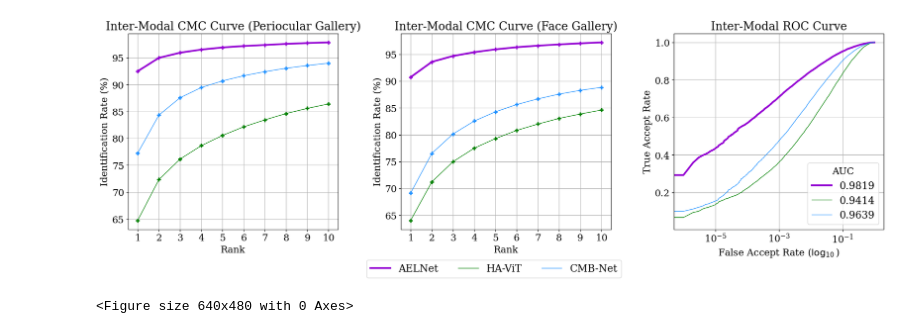
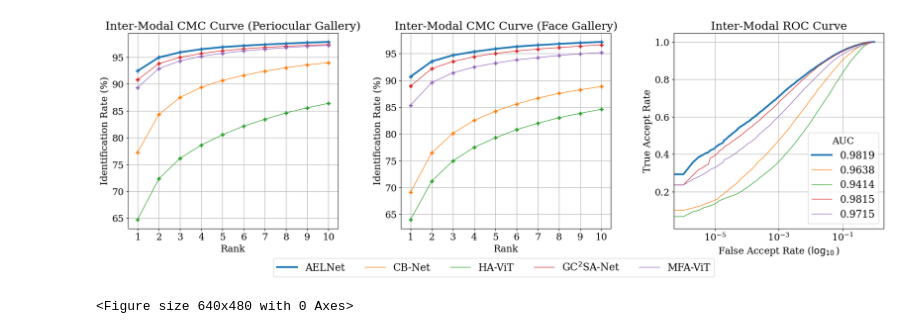
Before and after one commit to tiongsikng/ael_net, a Jupyter notebook: eval/plot_cmc_roc_sota.ipynb, the cells around one changed output. Saved outputs shown, nothing was run; the diff lists cells and outputs as text; code cells hidden in the pictures.

```diff
--- a/eval/plot_cmc_roc_sota.ipynb
+++ b/eval/plot_cmc_roc_sota.ipynb
@@ -62,18 +86,25 @@ cb_net_cm_auc_dict = torch.load('../data/roc/cb_net/cm/cm_auc_dict.pt')
 # %%
-cm_avg, ha_vit_cm_avg, cb_net_cm_avg = [], [], []
+cm_avg, cb_net_cm_avg, ha_vit_cm_avg, gc2sa_net_cm_avg, mfa_vit_cm_avg = [], [], [], [], []
 
 for ds_ in cm_auc_dict:
     cm_avg.append(cm_auc_dict[ds_])
+    cb_net_cm_avg.append(cb_net_cm_auc_dict[ds_])
     ha_vit_cm_avg.append(ha_vit_cm_auc_dict[ds_])
-    cb_net_cm_avg.append(cb_net_cm_auc_dict[ds_])
+    gc2sa_net_cm_avg.append(gc2sa_net_cm_auc_dict[ds_])
+    mfa_vit_cm_avg.append(mfa_vit_cm_auc_dict[ds_])
 
 cm_avg = np.mean(np.array(cm_avg), 0)
+cb_net_cm_avg = np.mean(np.array(cb_net_cm_avg), 0)
 ha_vit_cm_avg = np.mean(np.array(ha_vit_cm_avg), 0)
-cb_net_cm_avg = np.mean(np.array(cb_net_cm_avg), 0)
+gc2sa_net_cm_avg = np.mean(np.array(gc2sa_net_cm_avg), 0)
+mfa_vit_cm_avg = np.mean(np.array(mfa_vit_cm_avg), 0)
+
 
 range_, cm_tpr = get_avg(cm_fpr_dict, cm_tpr_dict)
+range_, cb_net_cm_tpr = get_avg(cb_net_cm_fpr_dict, cb_net_cm_tpr_dict)
 range_, ha_vit_cm_tpr = get_avg(ha_vit_cm_fpr_dict, ha_vit_cm_tpr_dict)
-range_, cb_net_cm_tpr = get_avg(cb_net_cm_fpr_dict, cb_net_cm_tpr_dict)
+range_, gc2sa_net_cm_tpr = get_avg(gc2sa_net_cm_fpr_dict, gc2sa_net_cm_tpr_dict)
+range_, mfa_vit_cm_tpr = get_avg(mfa_vit_cm_fpr_dict, mfa_vit_cm_tpr_dict)
 # %%
 plt.rcParams['font.family'] = 'serif'
 plt.rcParams['font.serif'] = ['Times New Roman'] + plt.rcParams['font.serif']
@@ -90,44 +121,50 @@ axs[0].set_xticks(ticks)
 axs[0].set_title('Inter-Modal CMC Curve (Periocular Gallery)')
 axs[0].set_ylabel('Identification Rate (%)', loc='center')
 axs[0].set_xlabel('Rank')
-peri_cm_cmc = axs[0].plot(rng, 100 * cm_avg_dict_p['avg'], marker = 'P', color = 'darkviolet', linewidth=3)
-ha_vit_peri_cm_cmc = axs[0].plot(rng, 100 * ha_vit_cm_avg_dict_p['avg'], marker = 'P', color = 'green', linewidth=1)
-icpr_peri_cm_cmc = axs[0].plot(rng, 100 * cb_net_cm_avg_dict_p['avg'], marker = 'P', color = 'dodgerblue', linewidth=1)
+peri_cm_cmc = axs[0].plot(rng, 100 * cm_avg_dict_p['avg'], marker = 'P', linewidth=3)
+cb_net_peri_cm_cmc = axs[0].plot(rng, 100 * cb_net_cm_avg_dict_p['avg'], marker = 'P', linewidth=1)
+ha_vit_peri_cm_cmc = axs[0].plot(rng, 100 * ha_vit_cm_avg_dict_p['avg'], marker = 'P', linewidth=1)
+gc2sa_net_peri_cm_cmc = axs[0].plot(rng, 100 * gc2sa_net_cm_avg_dict_p['avg'], marker = 'P', linewidth=1)
+mfa_vit_peri_cm_cmc = axs[0].plot(rng, 100 * mfa_vit_cm_avg_dict_p['avg'], marker = 'P', linewidth=1)
 
 # Inter-Modal CMC Curve (Face Gallery)
 axs[1].grid(which='both')
 axs[1].set_xticks(ticks)
 axs[1].set_title('Inter-Modal CMC Curve (Face Gallery)')
 axs[1].set_ylabel('Identification Rate (%)', loc='center')
 axs[1].set_xlabel('Rank')
-peri_cm_cmc = axs[1].plot(rng, 100 * cm_avg_dict_f['avg'], marker = 'P', color = 'darkviolet', linewidth=3)
-ha_vit_peri_cm_cmc = axs[1].plot(rng, 100 * ha_vit_cm_avg_dict_f['avg'], marker = 'P', color = 'green', linewidth=1)
-icpr_peri_cm_cmc = axs[1].plot(rng, 100 * cb_net_cm_avg_dict_f['avg'], marker = 'P', color = 'dodgerblue', linewidth=1)
+face_cm_cmc = axs[1].plot(rng, 100 * cm_avg_dict_f['avg'], marker = 'P', linewidth=3)
+cb_net_face_cm_cmc = axs[1].plot(rng, 100 * cb_net_cm_avg_dict_f['avg'], marker = 'P', linewidth=1)
+ha_vit_face_cm_cmc = axs[1].plot(rng, 100 * ha_vit_cm_avg_dict_f['avg'], marker = 'P', linewidth=1)
+gc2sa_net_face_cm_cmc = axs[1].plot(rng, 100 * gc2sa_net_cm_avg_dict_f['avg'], marker = 'P', linewidth=1)
+mfa_vit_face_cm_cmc = axs[1].plot(rng, 100 * mfa_vit_cm_avg_dict_f['avg'], marker = 'P', linewidth=1)
 
 # Inter-Modal ROC Curve
 axs[2].grid(which='both')
 axs[2].set_title('Inter-Modal ROC Curve')
 axs[2].set_ylabel('True Accept Rate')
 axs[2].set_xlabel('False Accept Rate ($\log_{10}$)')
 axs[2].semilogx(base=10)
-cm_roc, = axs[2].plot(range_, cm_tpr, label=str(round(cm_avg, 4)), color = 'darkviolet', linewidth=3)
-ha_vit_cm_roc, = axs[2].plot(range_, ha_vit_cm_tpr, label=str(round(ha_vit_cm_avg, 4)), color = 'green', linewidth=1)
-cb_net_cm_roc, = axs[2].plot(range_, cb_net_cm_tpr, label=str(round(cb_net_cm_avg, 4)), color = 'dodgerblue', linewidth=1)
+cm_roc, = axs[2].plot(range_, cm_tpr, label=str(round(cm_avg, 4)), linewidth=3)
+cb_net_cm_roc, = axs[2].plot(range_, cb_net_cm_tpr, label=str(round(cb_net_cm_avg, 4)), linewidth=1)
+ha_vit_cm_roc, = axs[2].plot(range_, ha_vit_cm_tpr, label=str(round(ha_vit_cm_avg, 4)), linewidth=1)
+gc2sa_net_cm_roc, = axs[2].plot(range_, gc2sa_net_cm_tpr, label=str(round(gc2sa_net_cm_avg, 4)), linewidth=1)
+mfa_vit_cm_roc, = axs[2].plot(range_, mfa_vit_cm_tpr, label=str(round(mfa_vit_cm_avg, 4)), linewidth=1)
 axs[2].legend(bbox_to_anchor=(1, 0), loc="lower right", title="AUC")
 
 # Legends
-line_labels = ["AELNet", "HA-ViT", "CMB-Net"]
+line_labels = ["AELNet", "CB-Net", "HA-ViT", "GC$^2$SA-Net", "MFA-ViT"]
 
-fig.legend( handles=[cm_roc, ha_vit_cm_roc, cb_net_cm_roc],
+fig.legend( handles=[cm_roc, cb_net_cm_roc, ha_vit_cm_roc, gc2sa_net_cm_roc, mfa_vit_cm_roc],
             labels=line_labels,   # The labels for each line
             loc="lower center",
             bbox_to_anchor=(0.5, -0.1),
-            ncol=4)
+            ncol=5)
             # borderaxespad=0.1)
 
 plt.savefig('../graphs/cmc_roc/sota_CMC_ROC.pdf', bbox_inches='tight')
 plt.show()
 plt.clf()
 # %% [output]
-[figure, old version]
+[figure, new version]
 <Figure size 640x480 with 0 Axes>
```
Also changed, not shown: parts of 2 cells of this notebook, 22 other files.
